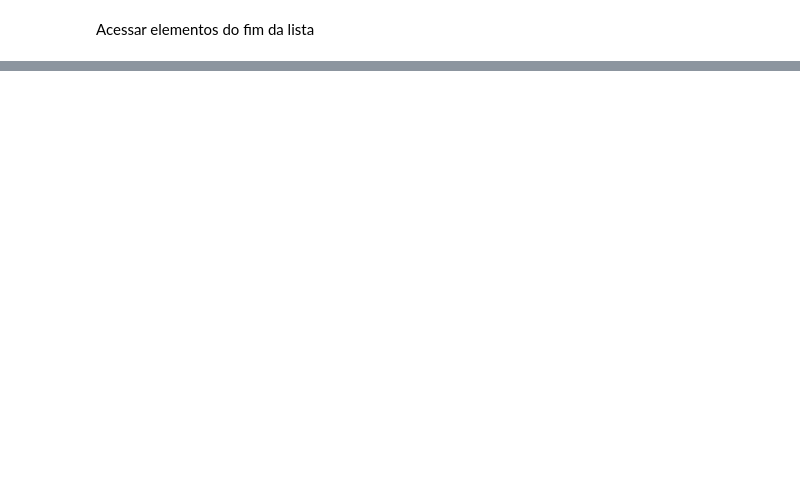
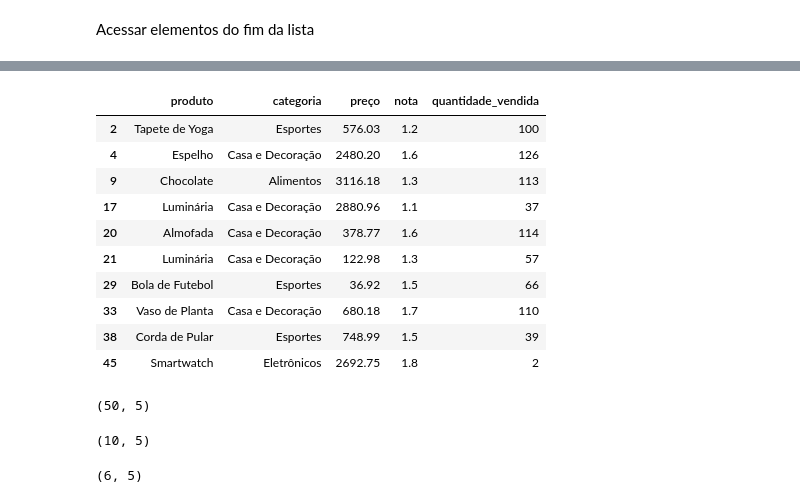
Before and after one commit to cfcarmem/Especialista_IA_Alura_102026, a Jupyter notebook: colab_conecta_python_gemini.ipynb, the cells around one changed output, grey strips where cells are left out. Saved outputs shown, nothing was run; the diff lists cells and outputs as text; code cells hidden in the pictures; blank space fills up the shorter version.

```diff
--- a/colab_conecta_python_gemini.ipynb
+++ b/colab_conecta_python_gemini.ipynb
@@ -284,0 +933,31 @@ Pedro
+# %%
+#filtragem por Nota
+df_produtos[df_produtos["nota"] < 2.0]
+# %% [output]
+|  | produto | categoria | preço | nota | quantidade_vendida |
+| 2 | Tapete de Yoga | Esportes | 576.03 | 1.2 | 100 |
+| 4 | Espelho | Casa e Decoração | 2480.20 | 1.6 | 126 |
+| 9 | Chocolate | Alimentos | 3116.18 | 1.3 | 113 |
+| 17 | Luminária | Casa e Decoração | 2880.96 | 1.1 | 37 |
+| 20 | Almofada | Casa e Decoração | 378.77 | 1.6 | 114 |
+| 21 | Luminária | Casa e Decoração | 122.98 | 1.3 | 57 |
+| 29 | Bola de Futebol | Esportes | 36.92 | 1.5 | 66 |
+| 33 | Vaso de Planta | Casa e Decoração | 680.18 | 1.7 | 110 |
+| 38 | Corda de Pular | Esportes | 748.99 | 1.5 | 39 |
+| 45 | Smartwatch | Eletrônicos | 2692.75 | 1.8 | 2 |
+# %%
+#Dando um count
+df_produtos.shape
+# %% [output]
+(50, 5)
+# %%
+#Combinando filtros
+df_produtos_filtro_avaliacao_menor_que_2 = df_produtos[df_produtos["nota"] < 2.0]
+df_produtos_filtro_avaliacao_menor_que_2.shape
+# %% [output]
+(10, 5)
+# %%
+#usando & (AND)
+df_produtos[(df_produtos["categoria"] == "Eletrônicos") & (df_produtos["preço"] >= 350.0)].shape
+# %% [output]
+(6, 5)
```
Also changed, not shown: parts of 86 cells of this notebook.
